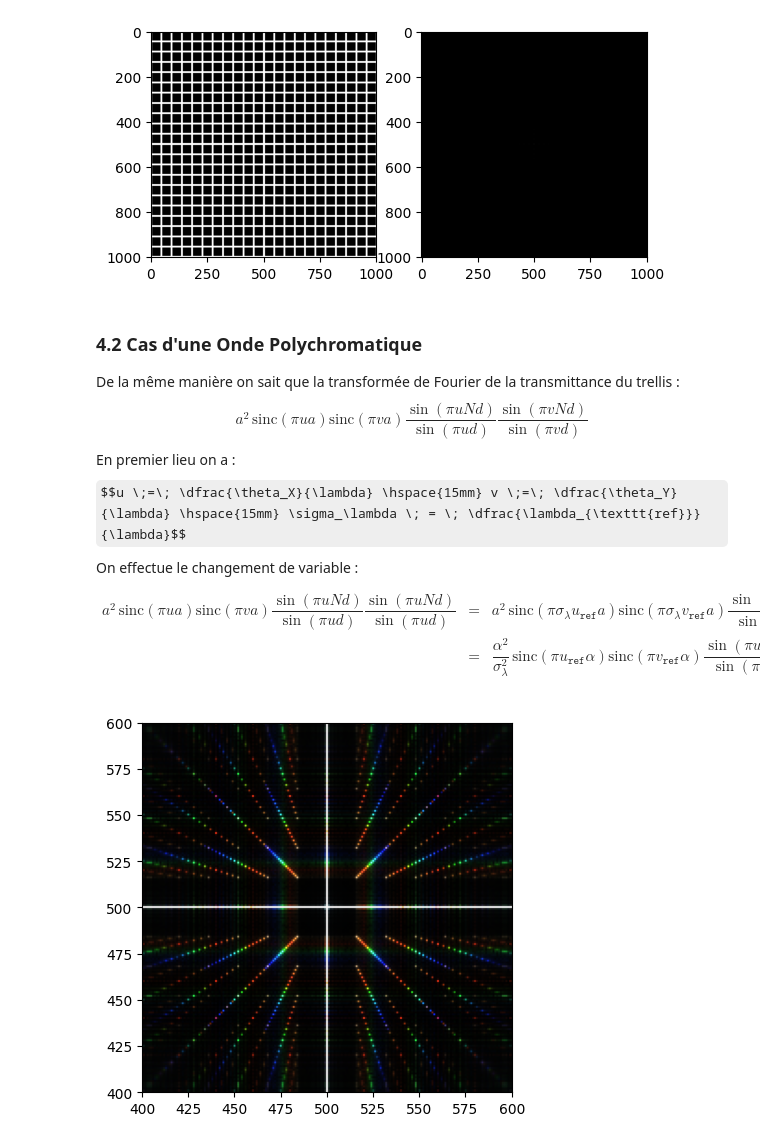
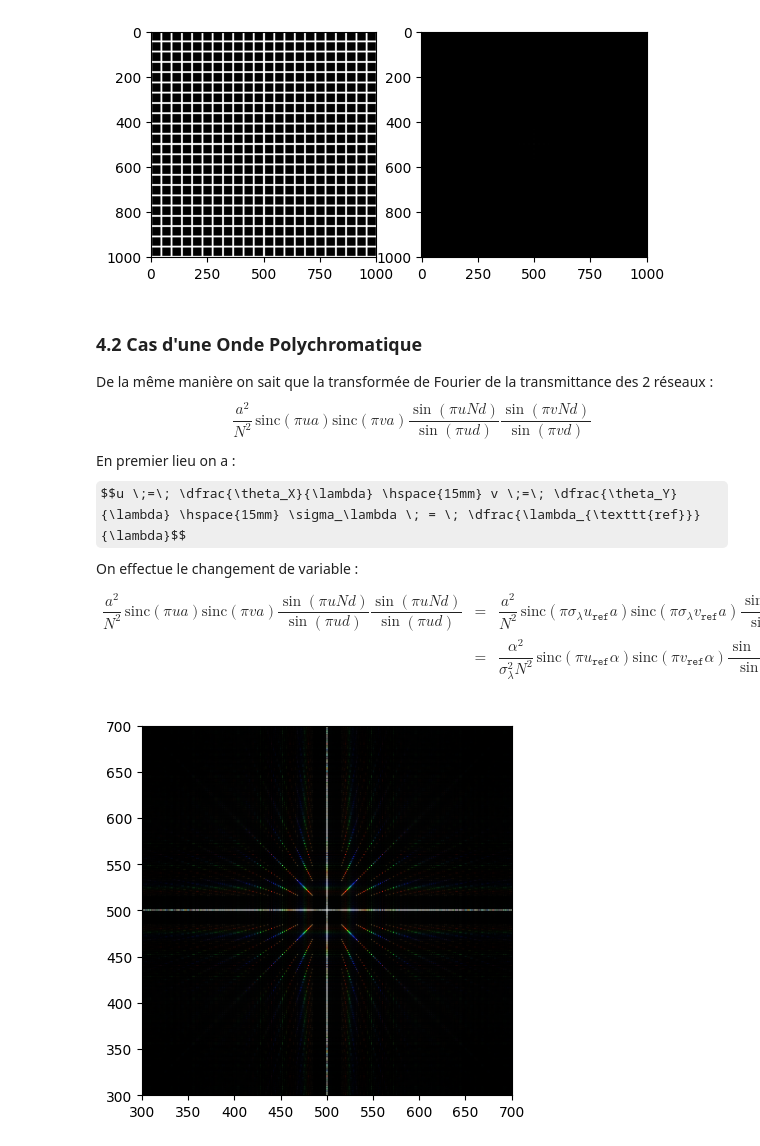
Before and after one commit to fouakh/PM102, a Jupyter notebook: TP3.ipynb, the cells around one changed output. Saved outputs shown, nothing was run; the diff lists cells and outputs as text; code cells hidden in the pictures; some formulas as TeX source.

Commit message:
Update Trellis TP3 + Modif Img analyzer

```diff
--- a/TP3.ipynb
+++ b/TP3.ipynb
@@ -244,14 +244,14 @@ plt.show()
 # %% [markdown]
 ### 4.2 Cas d'une Onde Polychromatique
 
-De la même manière on sait que la transformée de Fourier de la transmittance du trellis :
-$$ a^2\,\text{sinc}\left(\pi u a\right)\text{sinc}\left(\pi v a\right) \dfrac{\sin\left(\pi u Nd\right)}{\sin\left(\pi u d\right)} \dfrac{\sin\left(\pi v Nd\right)}{\sin\left(\pi v d\right)}$$
+De la même manière on sait que la transformée de Fourier de la transmittance des 2 réseaux :
+$$ \dfrac{a^2}{N^2}\,\text{sinc}\left(\pi u a\right)\text{sinc}\left(\pi v a\right) \dfrac{\sin\left(\pi u Nd\right)}{\sin\left(\pi u d\right)} \dfrac{\sin\left(\pi v Nd\right)}{\sin\left(\pi v d\right)}$$
 En premier lieu on a :
 $$u \;=\; \dfrac{\theta_X}{\lambda} \hspace{15mm} v \;=\; \dfrac{\theta_Y}{\lambda} \hspace{15mm} \sigma_\lambda \; = \; \dfrac{\lambda_{\texttt{ref}}}{\lambda}$$
 On effectue le changement de variable :
 $$\begin{array}{rcl}
-a^2\,\text{sinc}\left(\pi u a\right)\text{sinc}\left(\pi v a\right) \dfrac{\sin\left(\pi u Nd\right)}{\sin\left(\pi u d\right)} \dfrac{\sin\left(\pi u Nd\right)}{\sin\left(\pi u d\right)} &\;=\;& a^2\,\text{sinc}\left(\pi \sigma_\lambda u_{\texttt{ref}} a\right)\text{sinc}\left(\pi \sigma_\lambda v_{\texttt{ref}} a\right) \dfrac{\sin\left(\pi \sigma_\lambda u_{\texttt{ref}} Nd\right)}{\sin\left(\pi \sigma_\lambda u_{\texttt{ref}} d\right)}\dfrac{\sin\left(\pi \sigma_\lambda v_{\texttt{ref}} Nd\right)}{\sin\left(\pi \sigma_\lambda v_{\texttt{ref}} d\right)} \\
-&\;=\;& \dfrac{\alpha^2}{\sigma_\lambda^2}\,\text{sinc}\left(\pi u_{\texttt{ref}} \alpha\right)\text{sinc}\left(\pi v_{\texttt{ref}} \alpha\right) \dfrac{\sin\left(\pi u_{\texttt{ref}} M\delta\right)}{\sin\left(\pi u_{\texttt{ref}} \delta\right)} \dfrac{\sin\left(\pi v_{\texttt{ref}} M\delta\right)}{\sin\left(\pi v_{\texttt{ref}} \delta\right)}
+\dfrac{a^2}{N^2}\,\text{sinc}\left(\pi u a\right)\text{sinc}\left(\pi v a\right) \dfrac{\sin\left(\pi u Nd\right)}{\sin\left(\pi u d\right)} \dfrac{\sin\left(\pi u Nd\right)}{\sin\left(\pi u d\right)} &\;=\;& \dfrac{a^2}{N^2}\,\text{sinc}\left(\pi \sigma_\lambda u_{\texttt{ref}} a\right)\text{sinc}\left(\pi \sigma_\lambda v_{\texttt{ref}} a\right) \dfrac{\sin\left(\pi \sigma_\lambda u_{\texttt{ref}} Nd\right)}{\sin\left(\pi \sigma_\lambda u_{\texttt{ref}} d\right)}\dfrac{\sin\left(\pi \sigma_\lambda v_{\texttt{ref}} Nd\right)}{\sin\left(\pi \sigma_\lambda v_{\texttt{ref}} d\right)} \\
+&\;=\;& \dfrac{\alpha^2}{\sigma_\lambda^2N^2}\,\text{sinc}\left(\pi u_{\texttt{ref}} \alpha\right)\text{sinc}\left(\pi v_{\texttt{ref}} \alpha\right) \dfrac{\sin\left(\pi u_{\texttt{ref}} M\delta\right)}{\sin\left(\pi u_{\texttt{ref}} \delta\right)} \dfrac{\sin\left(\pi v_{\texttt{ref}} M\delta\right)}{\sin\left(\pi v_{\texttt{ref}} \delta\right)}
 \end{array}$$
 # %%
 alpha = a * sigma
@@ -296,13 +296,13 @@ Green_Img = Green_Img.astype(int)
 # %%
 RGB_Image = np.stack([Red_Img, Green_Img, Blue_Img], axis=-1)
 RGB_Image = np.clip(RGB_Image, 0, 255)
 
 plt.imshow(RGB_Image)
 # plt.xlim([450, 520])
 # plt.ylim([480, 550])
-plt.xlim([400, 600])
-plt.ylim([400, 600])
+plt.xlim([300, 700])
+plt.ylim([300, 700])
 
 plt.show()
 # %% [output]
-[figure, old version]
+[figure, new version]
```
Also changed, not shown: parts of 5 cells of this notebook, 1 other file.
